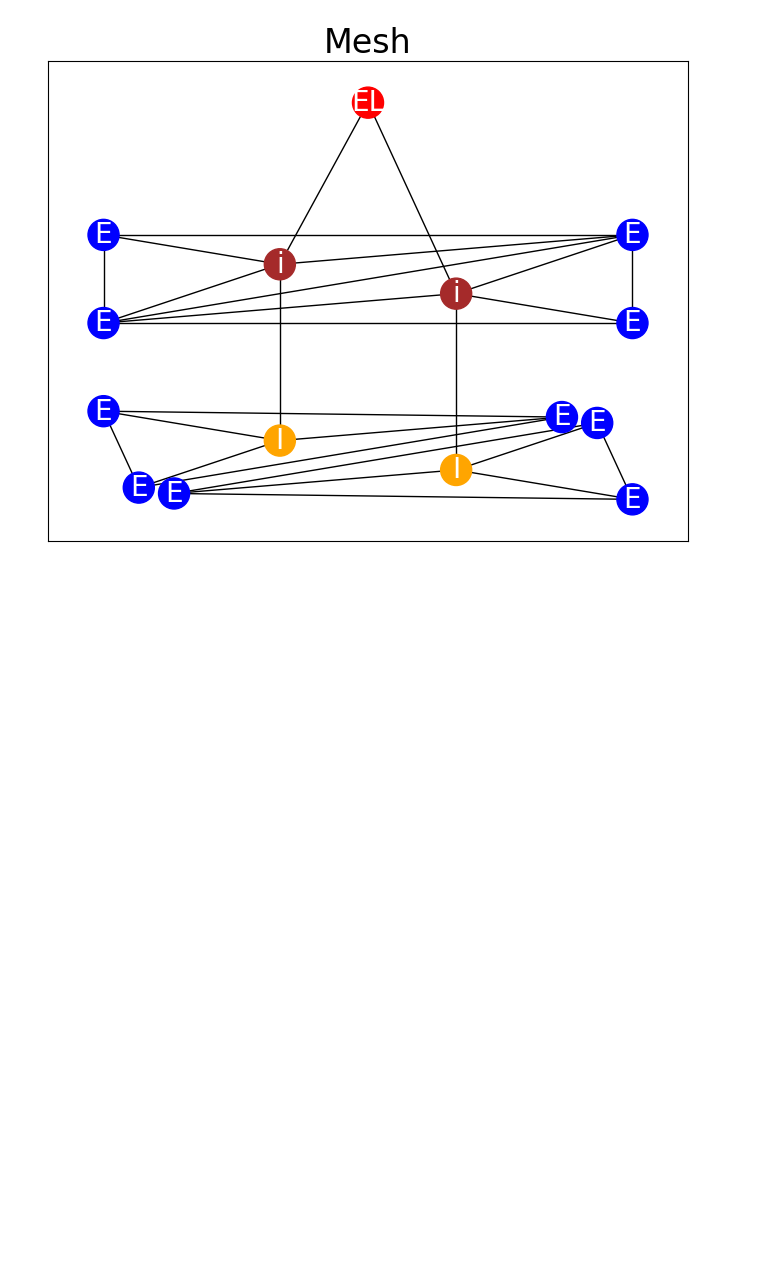
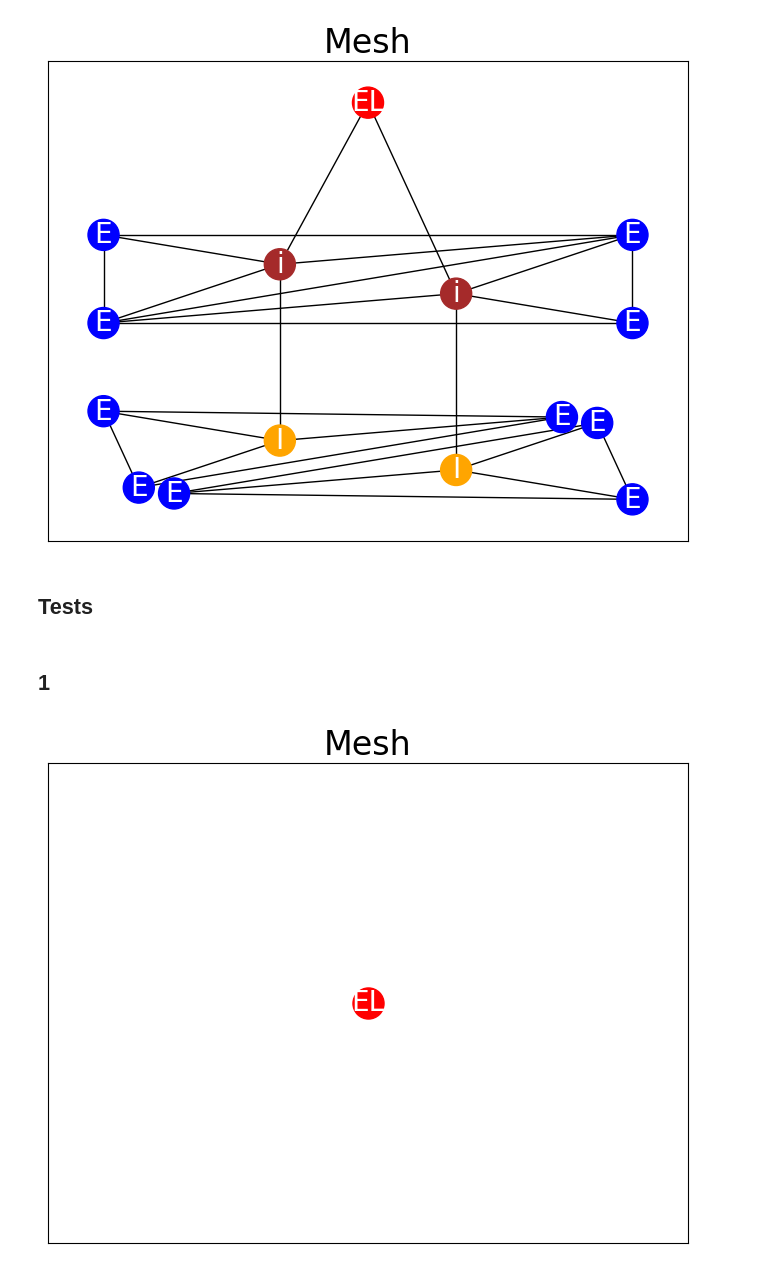
Before and after one commit to GGProjectWed1820/GGProject, a Jupyter notebook: examples/prod9.ipynb, the cells around one changed output. Saved outputs shown, nothing was run; the diff lists cells and outputs as text; code cells hidden in the pictures; blank space fills up the shorter version.

Commit message:
Added visualization for all tests for prod 9

```diff
--- a/examples/prod9.ipynb
+++ b/examples/prod9.ipynb
@@ -84,3 +84,21 @@ NODE OF 0 Node(id=12, params=VertexParams(vertex_type=<VertexType.EXTERIOR: 'E'>
 draw(new_new_graph)
 # %% [output]
 [figure]
+# %% [markdown]
+## Tests
+# %% [markdown]
+## 1
+# %%
+graph = nx.Graph()
+graph.add_nodes_from(
+    [(
+        0,
+        dataclasses.asdict(
+            VertexParams(vertex_type=VertexType.START, position=(0.5, 0.5), level=0)
+        ),
+    )]
+)
+# %%
+draw(graph)
+# %% [output]
+[figure, added]
```
Also changed, not shown: parts of 18 cells of this notebook, 2 other files.
